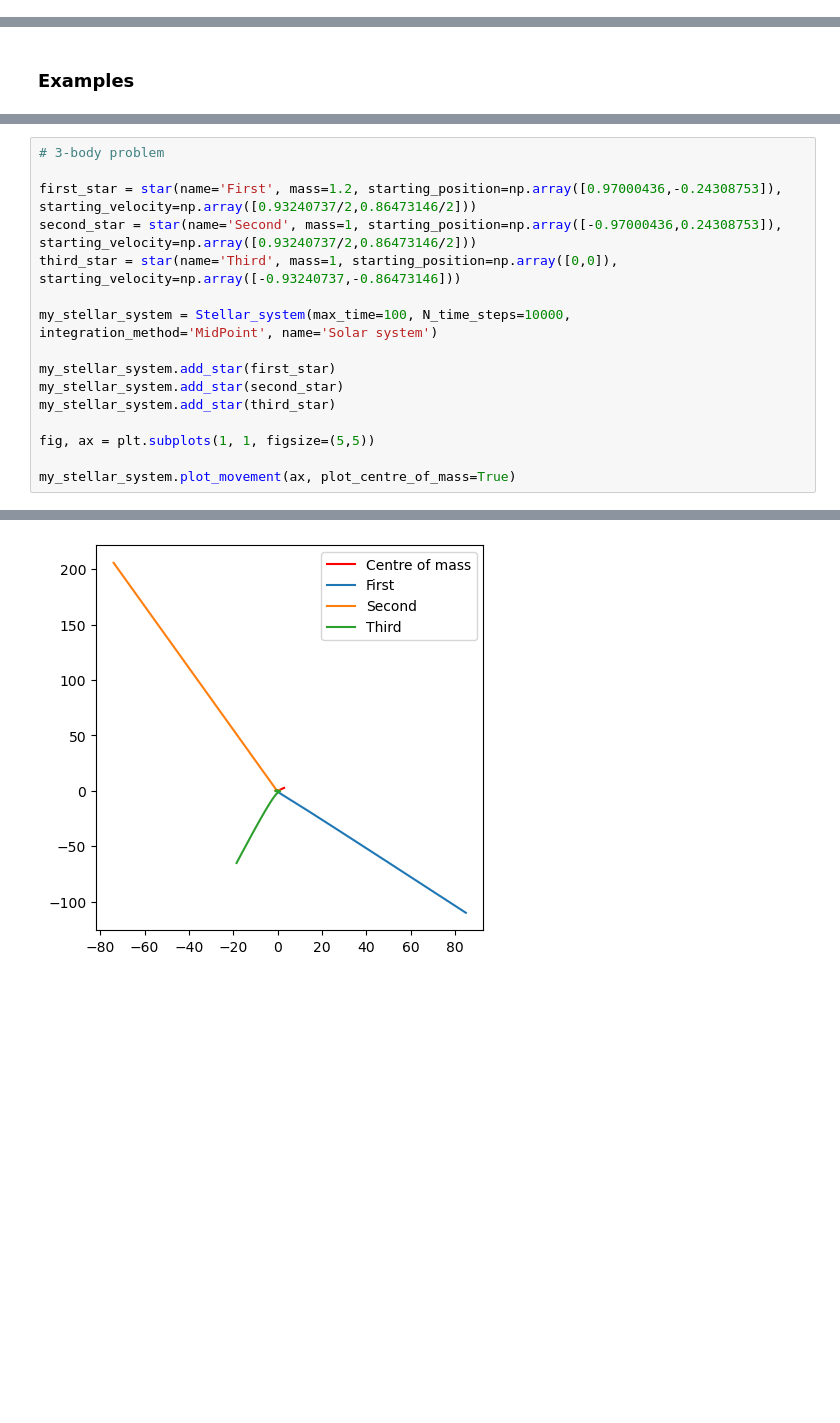
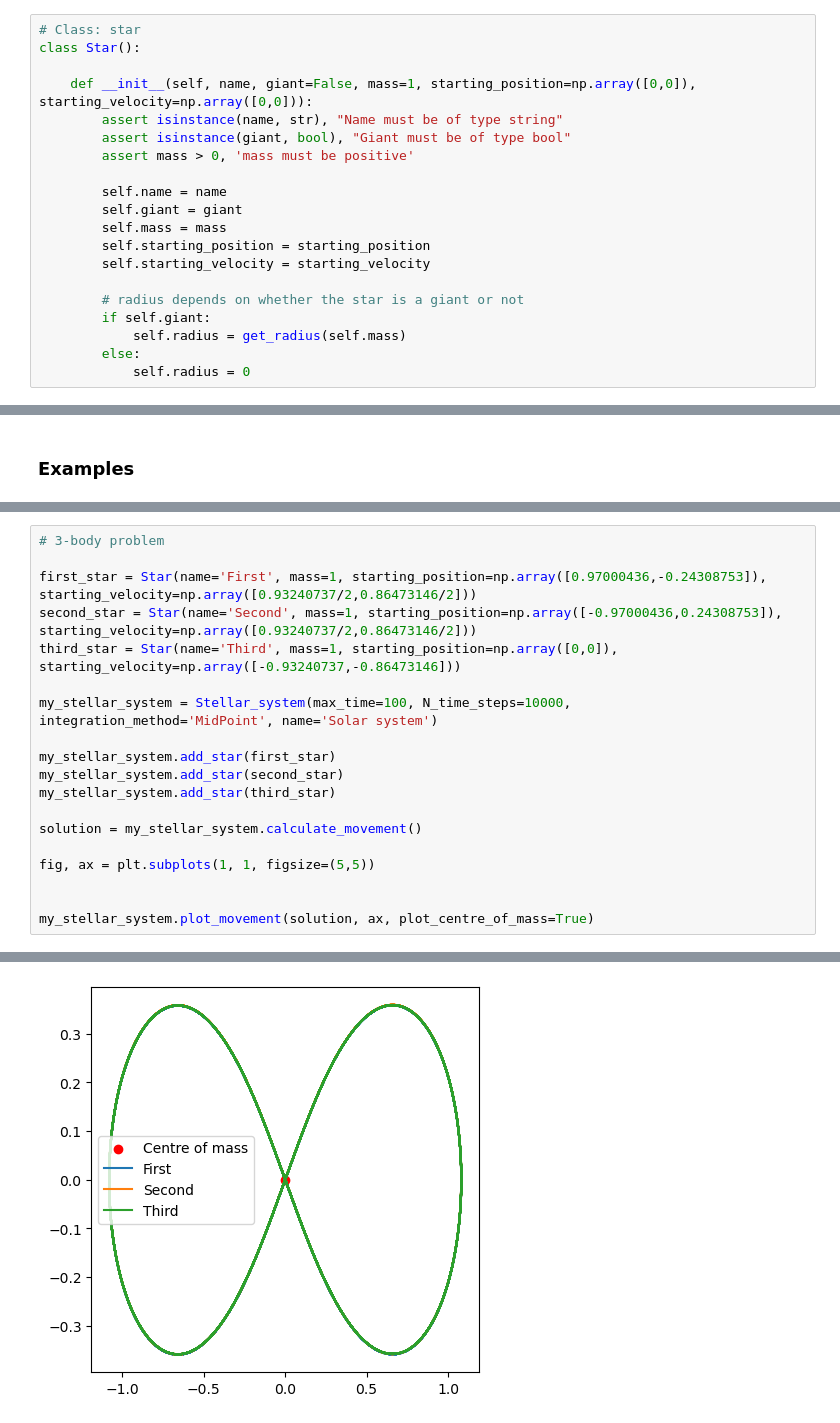
Before and after one commit to Vileh/QMUL-Data-Analytics-Courseworks, a Jupyter notebook: SciComp_1/Coursework1_Trisolaris.ipynb, the cells around one changed output, grey strips where cells are left out. Saved outputs shown, nothing was run; the diff lists cells and outputs as text; blank space fills up the shorter version.

```diff
--- a/SciComp_1/Coursework1_Trisolaris.ipynb
+++ b/SciComp_1/Coursework1_Trisolaris.ipynb
@@ -124,6 +124,26 @@ class ExplicitIntegrator :
                 y_at_t_over_2 = self._y_solution[itime-1] + (1/2) * self._delta_t * dydt_function(time, self._y_solution[itime-1], half_step=True)
 
                 self._y_solution[itime] = self._y_solution[itime-1] +  self._delta_t * dydt_function(time + self._delta_t, y_at_t_over_2)
+# %%
+# Class: star
+class Star():
+
+    def __init__(self, name, giant=False, mass=1, starting_position=np.array([0,0]), starting_velocity=np.array([0,0])):
+        assert isinstance(name, str), "Name must be of type string"
+        assert isinstance(giant, bool), "Giant must be of type bool"
+        assert mass > 0, 'mass must be positive'
+
+        self.name = name
+        self.giant = giant
+        self.mass = mass
+        self.starting_position = starting_position
+        self.starting_velocity = starting_velocity
+
+        # radius depends on whether the star is a giant or not
+        if self.giant:
+            self.radius = get_radius(self.mass)
+        else:
+            self.radius = 0
 # %%
 # Stellar systems
 class Stellar_system():
@@ -353,9 +368,9 @@ my_stellar_system.plot_movement(ax[0], plot_centre_of_mass=True)
 # %%
 # 3-body problem
 
-first_star = star(name='First', mass=1.2, starting_position=np.array([0.97000436,-0.24308753]), starting_velocity=np.array([0.93240737/2,0.86473146/2]))
-second_star = star(name='Second', mass=1, starting_position=np.array([-0.97000436,0.24308753]), starting_velocity=np.array([0.93240737/2,0.86473146/2]))
-third_star = star(name='Third', mass=1, starting_position=np.array([0,0]), starting_velocity=np.array([-0.93240737,-0.86473146]))
+first_star = Star(name='First', mass=1, starting_position=np.array([0.97000436,-0.24308753]), starting_velocity=np.array([0.93240737/2,0.86473146/2]))
+second_star = Star(name='Second', mass=1, starting_position=np.array([-0.97000436,0.24308753]), starting_velocity=np.array([0.93240737/2,0.86473146/2]))
+third_star = Star(name='Third', mass=1, starting_position=np.array([0,0]), starting_velocity=np.array([-0.93240737,-0.86473146]))
 
 my_stellar_system = Stellar_system(max_time=100, N_time_steps=10000, integration_method='MidPoint', name='Solar system')
 
@@ -363,7 +378,10 @@ my_stellar_system.add_star(first_star)
 my_stellar_system.add_star(second_star)
 my_stellar_system.add_star(third_star)
 
+solution = my_stellar_system.calculate_movement()
+
 fig, ax = plt.subplots(1, 1, figsize=(5,5))
 
-my_stellar_system.plot_movement(ax, plot_centre_of_mass=True)
+
+my_stellar_system.plot_movement(solution, ax, plot_centre_of_mass=True)
 # %% [output]
@@ -370,3 +390,3 @@ my_stellar_system.plot_movement(ax, plot_centre_of_mass=True)
-[figure, old version]
+[figure, new version]
 # %%
 # 3-body problem - hypergiants
```
Also changed, not shown: parts of 7 cells of this notebook.
